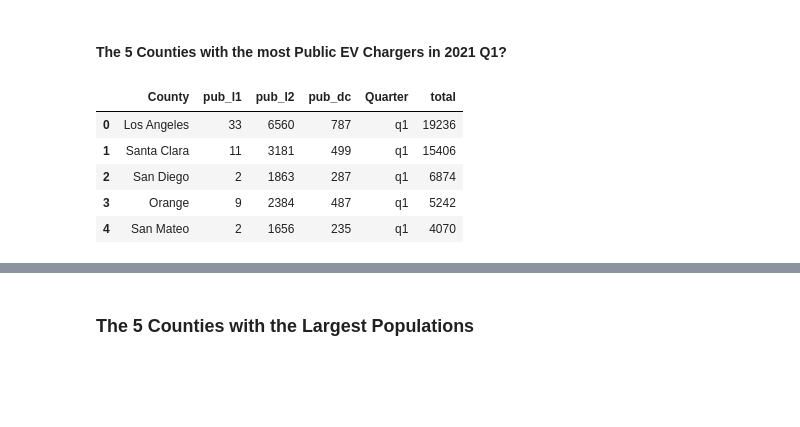
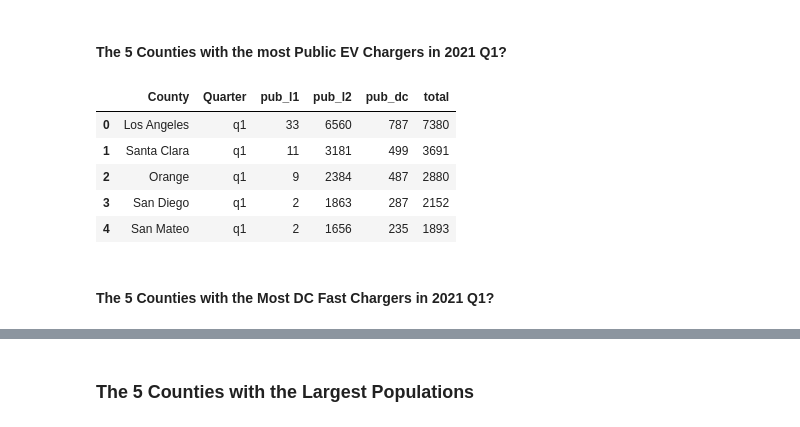
Before and after one commit to sshariz/evcharger, a Jupyter notebook: ev.ipynb, the cells around one changed output, grey strips where cells are left out. Saved outputs shown, nothing was run; the diff lists cells and outputs as text; code cells hidden in the pictures; blank space fills up the shorter version.

```diff
--- a/ev.ipynb
+++ b/ev.ipynb
@@ -374,30 +445,21 @@ res_2
 # %%
 query_3 = """
 
-SELECT county, pub_l1, pub_l2, pub_dc, quarter, MAX(total) AS total FROM ev21_sql
+SELECT county,  quarter, pub_l1, pub_l2, pub_dc, SUM(pub_l1 + pub_l2 + pub_dc) AS total FROM ev21_sql
 GROUP BY county, quarter
 ORDER BY quarter, total DESC
 LIMIT 5
 OFFSET 1;
 
 """
 res_3 = pd.read_sql(query_3, cnn)
 res_3
-
-# WITH temp
-# AS (
-#      SELECT county, pub_l1, pub_l2, pub_dc, quarter, MAX(total) AS total FROM ev21_sql
-#      GROUP BY county
-#  )
-
-# SELECT * FROM temp
-# GROUP BY quarter
-# ORDER BY total DESC
-# LIMIT 5
 # %% [output]
-|  | County | pub_l1 | pub_l2 | pub_dc | Quarter | total |
-| 0 | Los Angeles | 33 | 6560 | 787 | q1 | 19236 |
-| 1 | Santa Clara | 11 | 3181 | 499 | q1 | 15406 |
-| 2 | San Diego | 2 | 1863 | 287 | q1 | 6874 |
-| 3 | Orange | 9 | 2384 | 487 | q1 | 5242 |
-| 4 | San Mateo | 2 | 1656 | 235 | q1 | 4070 |
+|  | County | Quarter | pub_l1 | pub_l2 | pub_dc | total |
+| 0 | Los Angeles | q1 | 33 | 6560 | 787 | 7380 |
+| 1 | Santa Clara | q1 | 11 | 3181 | 499 | 3691 |
+| 2 | Orange | q1 | 9 | 2384 | 487 | 2880 |
+| 3 | San Diego | q1 | 2 | 1863 | 287 | 2152 |
+| 4 | San Mateo | q1 | 2 | 1656 | 235 | 1893 |
+# %% [markdown]
+#### The 5 Counties with the Most DC Fast Chargers in 2021 Q1?
```
Also changed, not shown: parts of 51 cells of this notebook, 1 other file.
